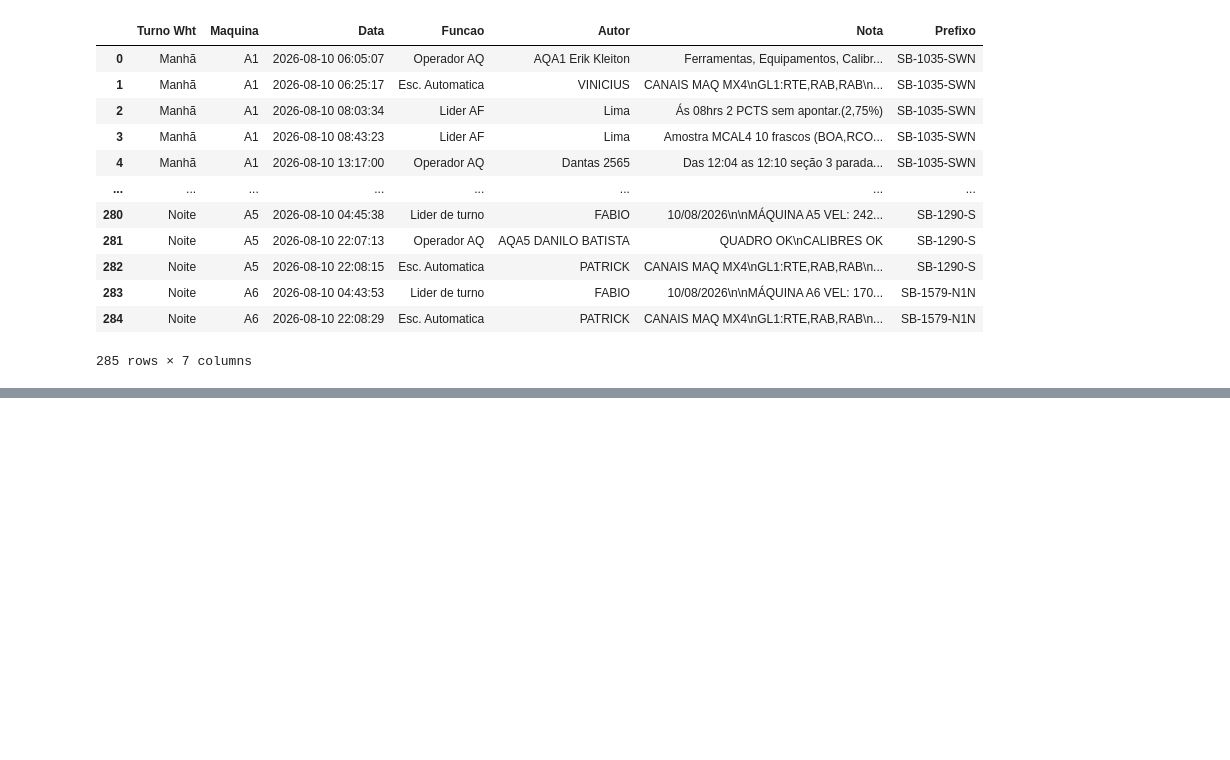
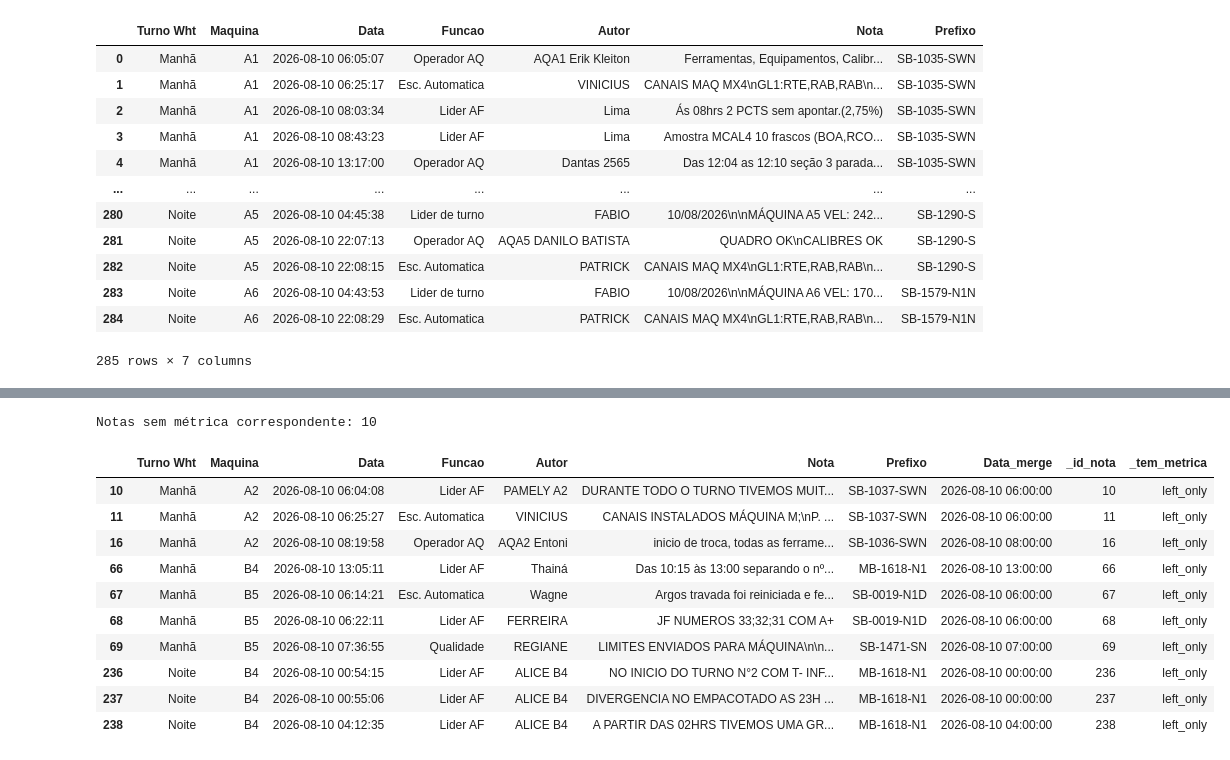
Before and after one commit to lucasz-g/aut-producao-wheaton, a Jupyter notebook: analytics/notebooks/003_merge.ipynb, the cells around one changed output, grey strips where cells are left out. Drawn from its saved outputs; the diff is of its cells as text; code cells hidden in the pictures; blank space fills up the shorter version.

Commit message:
validação do primeiro merge + analises blocos de notas

```diff
--- a/analytics/notebooks/003_merge.ipynb
+++ b/analytics/notebooks/003_merge.ipynb
@@ -111,9 +111,12 @@ df_bloco_notas.columns = df_bloco_notas.iloc[1]
 df_bloco_notas = df_bloco_notas.iloc[2:].reset_index(drop=True)
 df_bloco_notas.columns.name = None
 
+display(df_bloco_notas.info())
+
 df_bloco_notas['Prefixo'] = df_bloco_notas['Prefixo'].str.replace(' ', '').copy()
 
 df_bloco_notas.rename(columns={'Hora': 'Data'}, inplace=True)
+df_bloco_notas['Data'] = pd.to_datetime(df_bloco_notas['Data'])
 
 display(df_bloco_notas)
 # %% [output]
@@ -226,11 +261,21 @@ for coluna in chaves_texto:
         .str.upper()
     )
 
+# Cria cópias com identificadores para permitir a auditoria do merge
+metricas_merge = df_metricas.copy().reset_index(drop=True)
+notas_merge = df_bloco_notas.copy().reset_index(drop=True)
+
+metricas_merge["_id_metrica"] = metricas_merge.index
+notas_merge["_id_nota"] = notas_merge.index
+
+chaves_merge = ["Data_merge", "Maquina", "Prefixo"]
+
 # Merge: one to many -> uma métrica pode estar associada a várias notas
-df_final = df_metricas.merge(
-    df_bloco_notas,
+df_final = metricas_merge.merge(
+    notas_merge,
     how="left",
-    on=["Data_merge", "Maquina", "Prefixo"],
+    on=chaves_merge,
     suffixes=("_metrica", "_nota"),
-    validate="one_to_many"
+    validate="one_to_many",
+    indicator="_status_merge"
 )
@@ -236,0 +360,29 @@ df_final = df_metricas.merge(
+# %%
+# 4. Localiza notas que não encontraram métrica correspondente
+notas_auditadas = notas_merge.merge(
+    metricas_merge[chaves_merge].drop_duplicates(),
+    how="left",
+    on=chaves_merge,
+    indicator="_tem_metrica",
+)
+
+notas_sem_metrica = notas_auditadas.loc[
+    notas_auditadas["_tem_metrica"].eq("left_only")
+].copy()
+
+print(f"Notas sem métrica correspondente: {len(notas_sem_metrica)}")
+if not notas_sem_metrica.empty:
+    display(notas_sem_metrica)
+# %% [output]
+Notas sem métrica correspondente: 10
+|  | Turno Wht | Maquina | Data | Funcao | Autor | Nota | Prefixo | Data_merge | _id_nota | _tem_metrica |
+| 10 | Manhã | A2 | 2026-08-10 06:04:08 | Lider AF | PAMELY A2 | DURANTE TODO O TURNO TIVEMOS MUIT... | SB-1037-SWN | 2026-08-10 06:00:00 | 10 | left_only |
+| 11 | Manhã | A2 | 2026-08-10 06:25:27 | Esc. Automatica | VINICIUS | CANAIS INSTALADOS MÁQUINA M;\nP. ... | SB-1037-SWN | 2026-08-10 06:00:00 | 11 | left_only |
+| 16 | Manhã | A2 | 2026-08-10 08:19:58 | Operador AQ | AQA2 Entoni | inicio de troca, todas as ferrame... | SB-1036-SWN | 2026-08-10 08:00:00 | 16 | left_only |
+| 66 | Manhã | B4 | 2026-08-10 13:05:11 | Lider AF | Thainá | Das 10:15 às 13:00 separando o nº... | MB-1618-N1 | 2026-08-10 13:00:00 | 66 | left_only |
+| 67 | Manhã | B5 | 2026-08-10 06:14:21 | Esc. Automatica | Wagne | Argos travada foi reiniciada e fe... | SB-0019-N1D | 2026-08-10 06:00:00 | 67 | left_only |
+| 68 | Manhã | B5 | 2026-08-10 06:22:11 | Lider AF | FERREIRA | JF NUMEROS 33;32;31 COM A+ | SB-0019-N1D | 2026-08-10 06:00:00 | 68 | left_only |
+| 69 | Manhã | B5 | 2026-08-10 07:36:55 | Qualidade | REGIANE | LIMITES ENVIADOS PARA MÁQUINA\n\n... | SB-1471-SN | 2026-08-10 07:00:00 | 69 | left_only |
+| 236 | Noite | B4 | 2026-08-10 00:54:15 | Lider AF | ALICE B4 | NO INICIO DO TURNO N°2 COM T- INF... | MB-1618-N1 | 2026-08-10 00:00:00 | 236 | left_only |
+| 237 | Noite | B4 | 2026-08-10 00:55:06 | Lider AF | ALICE B4 | DIVERGENCIA NO EMPACOTADO AS 23H ... | MB-1618-N1 | 2026-08-10 00:00:00 | 237 | left_only |
+| 238 | Noite | B4 | 2026-08-10 04:12:35 | Lider AF | ALICE B4 | A PARTIR DAS 02HRS TIVEMOS UMA GR... | MB-1618-N1 | 2026-08-10 04:00:00 | 238 | left_only |
```
Also changed, not shown: parts of 14 cells of this notebook, 3 other files.
